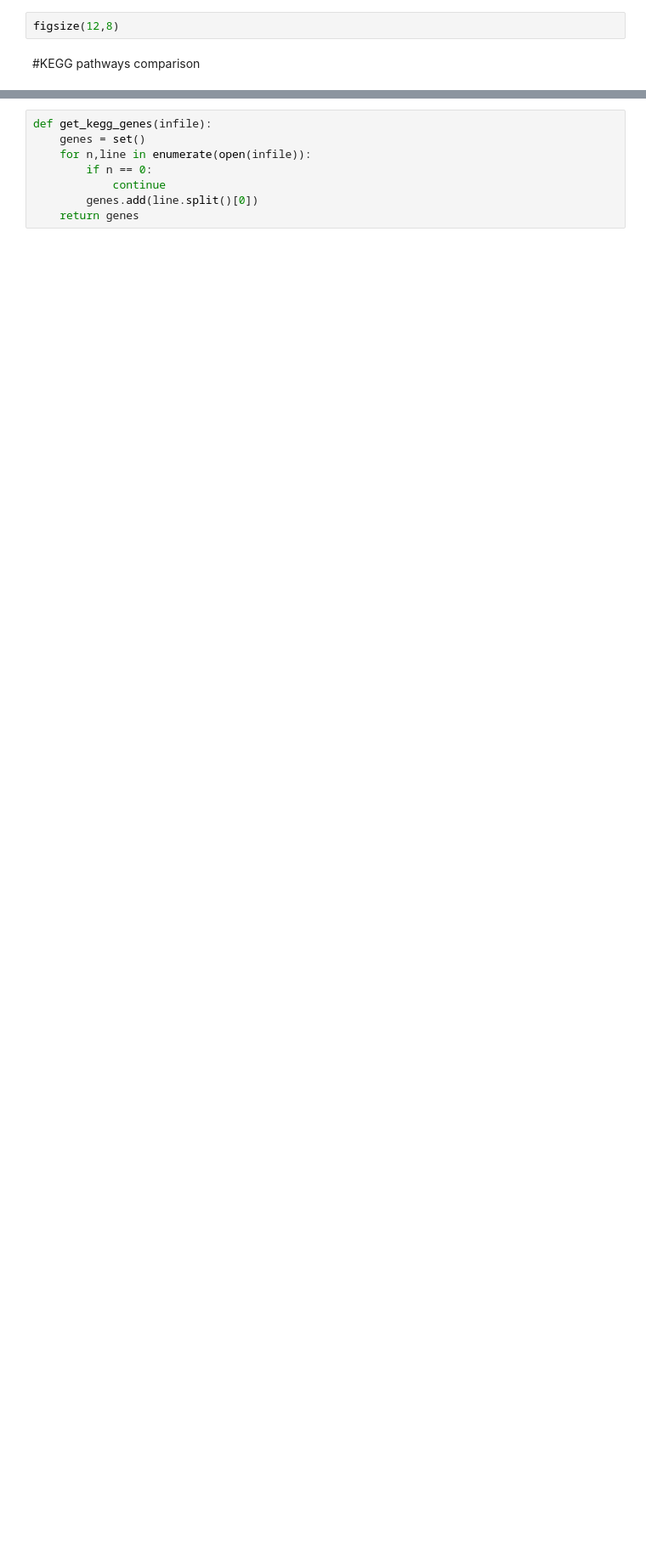
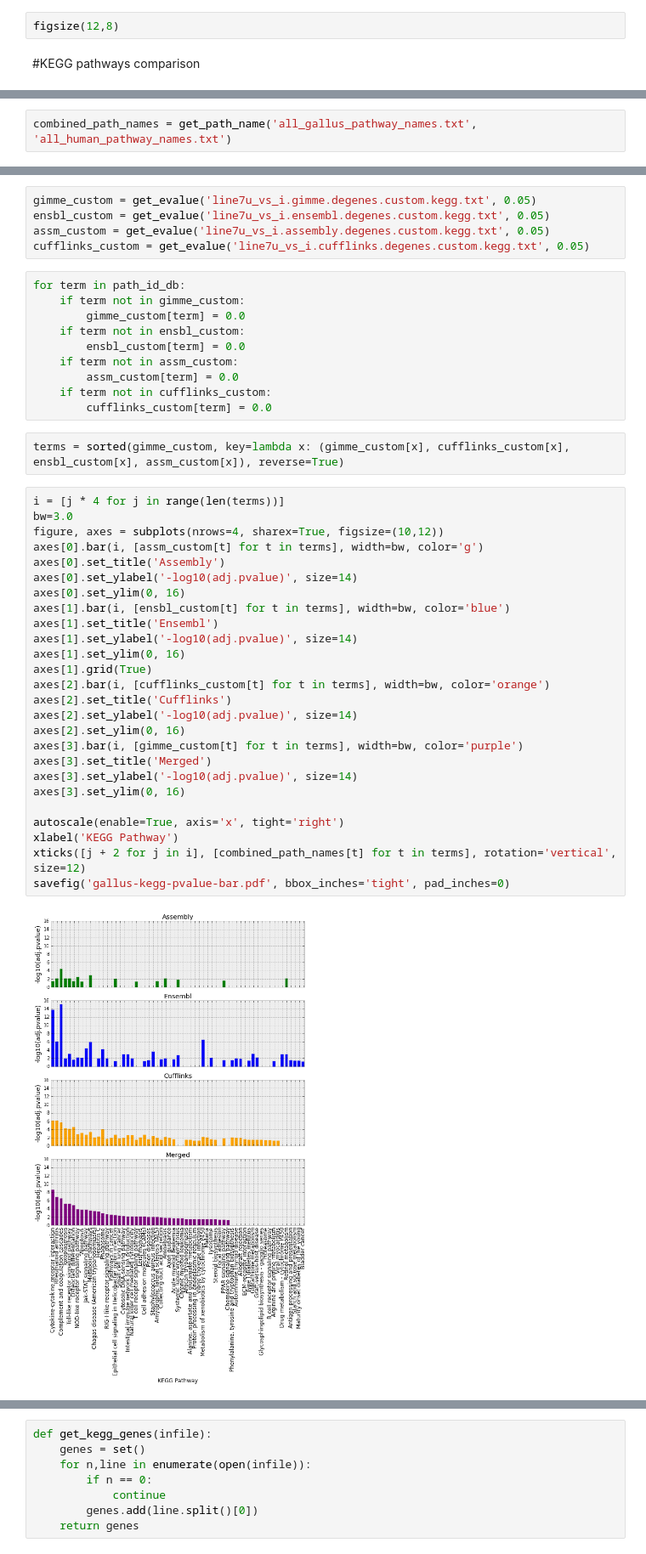
Before and after one commit to likit/RNASeq-methods-comparison, a Jupyter notebook: rnaseq-network-comparison.ipynb, the cells around one changed output, grey strips where cells are left out. Shown at 85% size. Drawn from its saved outputs; the diff is of its cells as text; blank space fills up the shorter version.

```diff
--- a/rnaseq-network-comparison.ipynb
+++ b/rnaseq-network-comparison.ipynb
@@ -276,0 +153,2 @@ savefig('gallus-hsa-numgenes-bar.pdf', bbox_inches='tight', pad_inches=0)
+# %%
+combined_path_names = get_path_name('all_gallus_pathway_names.txt', 'all_human_pathway_names.txt')
@@ -276,0 +161,45 @@ savefig('gallus-hsa-numgenes-bar.pdf', bbox_inches='tight', pad_inches=0)
+# %%
+gimme_custom = get_evalue('line7u_vs_i.gimme.degenes.custom.kegg.txt', 0.05)
+ensbl_custom = get_evalue('line7u_vs_i.ensembl.degenes.custom.kegg.txt', 0.05)
+assm_custom = get_evalue('line7u_vs_i.assembly.degenes.custom.kegg.txt', 0.05)
+cufflinks_custom = get_evalue('line7u_vs_i.cufflinks.degenes.custom.kegg.txt', 0.05)
+# %%
+for term in path_id_db:
+    if term not in gimme_custom:
+        gimme_custom[term] = 0.0
+    if term not in ensbl_custom:
+        ensbl_custom[term] = 0.0
+    if term not in assm_custom:
+        assm_custom[term] = 0.0
+    if term not in cufflinks_custom:
+        cufflinks_custom[term] = 0.0
+# %%
+terms = sorted(gimme_custom, key=lambda x: (gimme_custom[x], cufflinks_custom[x], ensbl_custom[x], assm_custom[x]), reverse=True)
+# %%
+i = [j * 4 for j in range(len(terms))]
+bw=3.0
+figure, axes = subplots(nrows=4, sharex=True, figsize=(10,12))
+axes[0].bar(i, [assm_custom[t] for t in terms], width=bw, color='g')
+axes[0].set_title('Assembly')
+axes[0].set_ylabel('-log10(adj.pvalue)', size=14)
+axes[0].set_ylim(0, 16)
+axes[1].bar(i, [ensbl_custom[t] for t in terms], width=bw, color='blue')
+axes[1].set_title('Ensembl')
+axes[1].set_ylabel('-log10(adj.pvalue)', size=14)
+axes[1].set_ylim(0, 16)
+axes[1].grid(True)
+axes[2].bar(i, [cufflinks_custom[t] for t in terms], width=bw, color='orange')
+axes[2].set_title('Cufflinks')
+axes[2].set_ylabel('-log10(adj.pvalue)', size=14)
+axes[2].set_ylim(0, 16)
+axes[3].bar(i, [gimme_custom[t] for t in terms], width=bw, color='purple')
+axes[3].set_title('Merged')
+axes[3].set_ylabel('-log10(adj.pvalue)', size=14)
+axes[3].set_ylim(0, 16)
+
+autoscale(enable=True, axis='x', tight='right')
+xlabel('KEGG Pathway')
+xticks([j + 2 for j in i], [combined_path_names[t] for t in terms], rotation='vertical', size=12)
+savefig('gallus-kegg-pvalue-bar.pdf', bbox_inches='tight', pad_inches=0)
+# %% [output]
+[figure, added]
```
Also changed, not shown: parts of 115 cells of this notebook.
